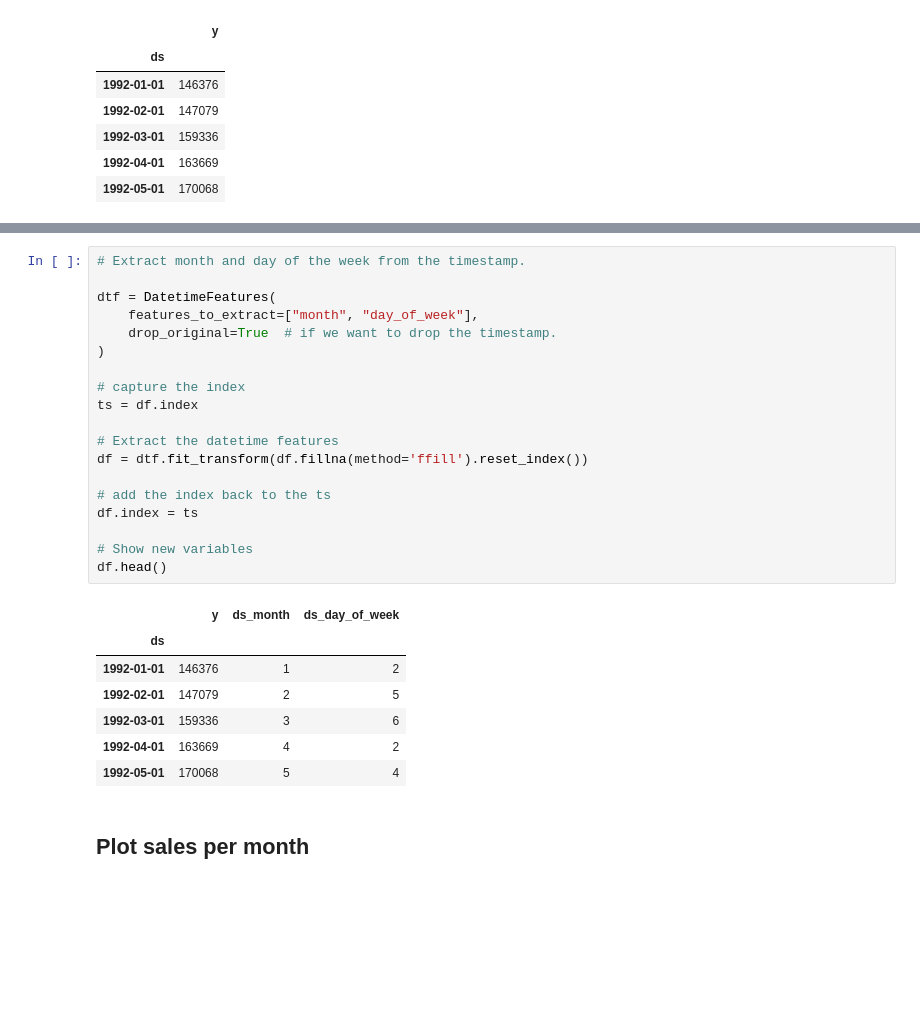
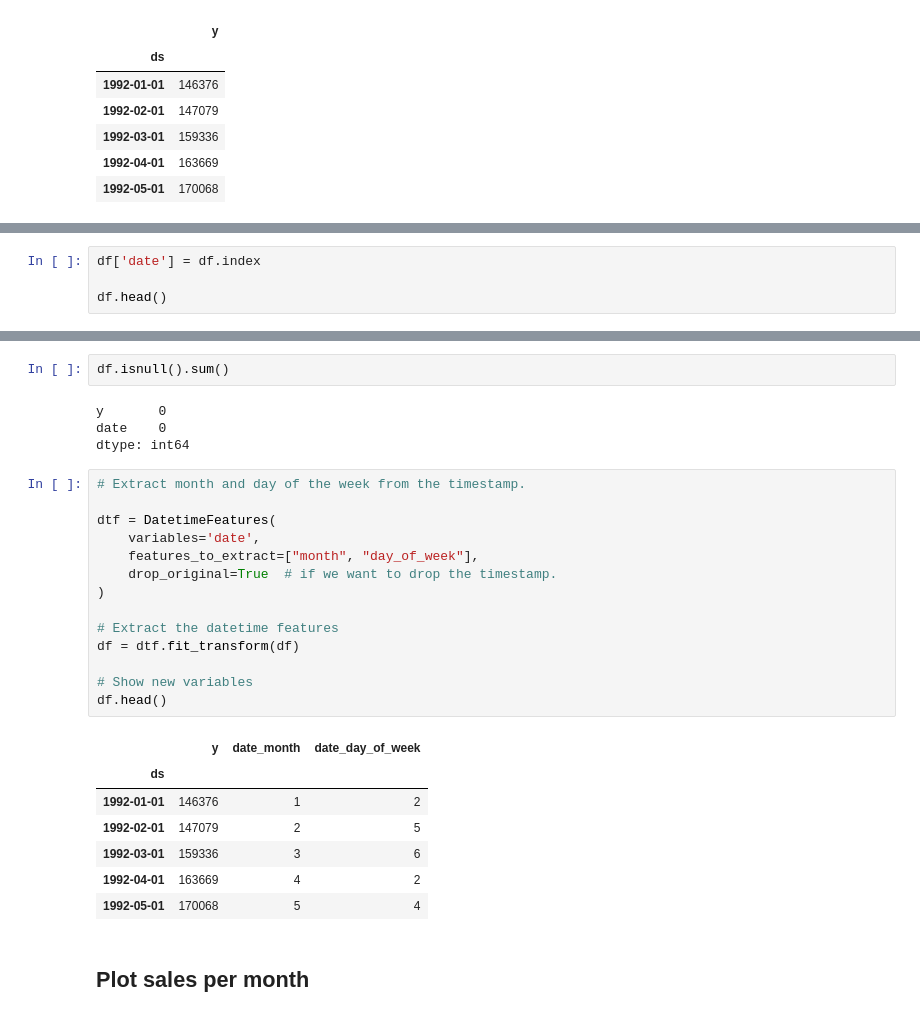
Before and after one commit to trainindata/feature-engineering-for-time-series-forecasting, a Jupyter notebook: 10-Time-Features/04-periodic-features.ipynb, the cells around one changed output, grey strips where cells are left out. Cells and saved outputs as stored; diff of their text form; blank space fills up the shorter version.

Commit message:
fixes index resetting issue in nb4

```diff
--- a/10-Time-Features/04-periodic-features.ipynb
+++ b/10-Time-Features/04-periodic-features.ipynb
@@ -45,0 +48,4 @@ We will extract month and day of the week from the index using Feature-engine.
+# %%
+df['date'] = df.index
+
+df.head()
@@ -46,24 +60,25 @@ We will extract month and day of the week from the index using Feature-engine.
+# %%
+df.isnull().sum()
+# %% [output]
+y       0
+date    0
+dtype: int64
 # %%
 # Extract month and day of the week from the timestamp.
 
 dtf = DatetimeFeatures(
+    variables='date',
     features_to_extract=["month", "day_of_week"],
     drop_original=True  # if we want to drop the timestamp.
 )
 
-# capture the index
-ts = df.index
-
 # Extract the datetime features
-df = dtf.fit_transform(df.fillna(method='ffill').reset_index())
-
-# add the index back to the ts
-df.index = ts
+df = dtf.fit_transform(df)
 
 # Show new variables
 df.head()
 # %% [output]
-|  | y | ds_month | ds_day_of_week |
+|  | y | date_month | date_day_of_week |
 | ds |  |  |  |
 | 1992-01-01 | 146376 | 1 | 2 |
 | 1992-02-01 | 147079 | 2 | 5 |
```
Also changed, not shown: parts of 12 cells of this notebook.
